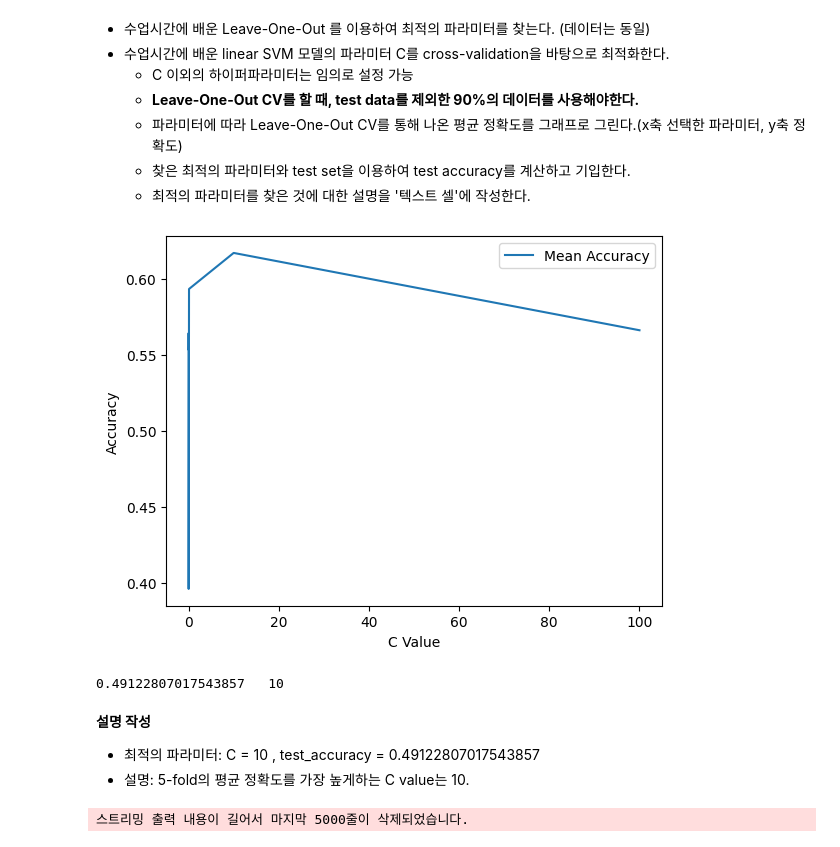
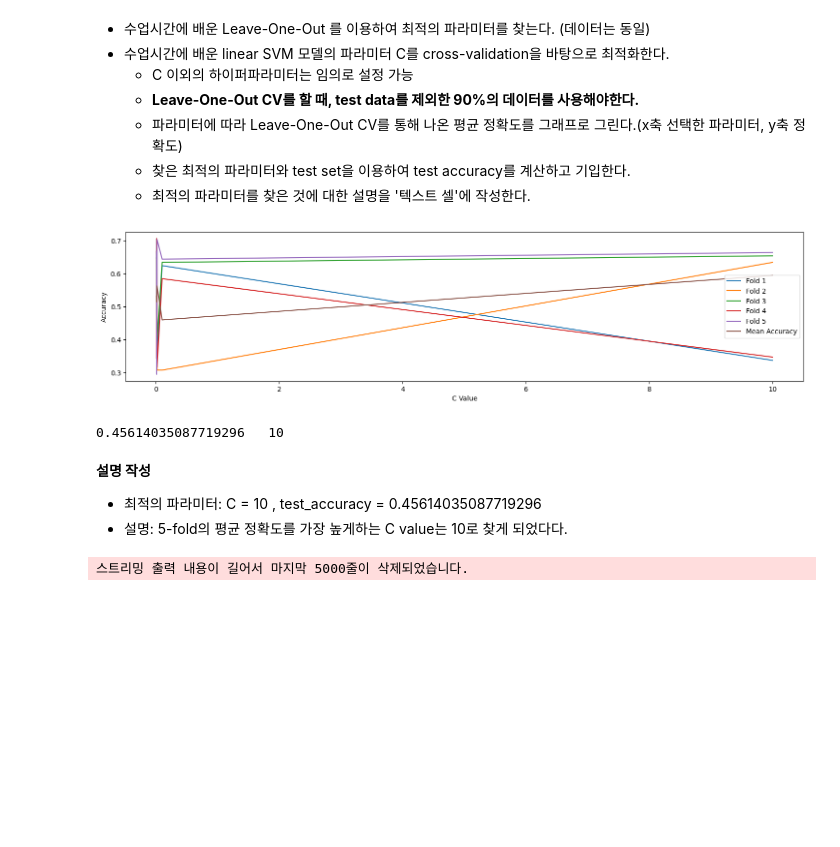
Before and after one commit to wannaBpark/2023S-Ajou-ML, a Jupyter notebook: HW2.ipynb, the cells around one changed output. Saved outputs shown, nothing was run; the diff lists cells and outputs as text; code cells hidden in the pictures; blank space fills up the shorter version.

```diff
--- a/HW2.ipynb
+++ b/HW2.ipynb
@@ -408,44 +408,45 @@ from sklearn.svm import SVC
 # 코드 작성
 X_tmp, X_test, y_tmp, y_test = train_test_split(X, y, test_size=0.1)
 svm = LinearSVC()
-Clist = [0.001, 0.01, 0.012, 0.018, 0.1, 10, 100]
+Clist = [0.01, 0.012, 0.018, 0.1,10]
 best_C = None
 best_accuracy = 0
 mean_accuracy = []
 fold_accuracy = []
 kf = KFold(n_splits=5, shuffle=True, random_state = 42)
 for C in Clist:
     svm.set_params(C=C)  # C 값을 변경하여 모델 인스턴스 갱신
     # cur_fold_scores = []
     fold_score = cross_val_score(svm, X_tmp, y_tmp, cv=kf) # 5-fold cv 수행
     mean_accuracy.append(fold_score.mean()) # C 값 별 평균 정확도 저장
-
+    fold_accuracy.append(fold_score) #각 fold의 정확도 저장
     #최고의 정확도를 보이는 C값 업데이트트
     if best_accuracy < fold_score.mean():
       best_accuracy = fold_score.mean()
       best_C = C
 
-# for i in range(5):
-#   plt.plot(Clist, fold_accuracy[i], label=f'Fold {i+1}')
+plt.figure(figsize = (18,4))
+for i in range(5):
+  plt.plot(Clist, fold_accuracy[i], label=f'Fold {i+1}')
 plt.plot(Clist, mean_accuracy, label='Mean Accuracy')
 # plt.plot(Clist, fold_accuracy, label='Validation Accuracy')
 plt.xlabel('C Value')
 plt.ylabel('Accuracy')
 plt.legend()
 plt.show()
 
 svm.set_params(C=C)  # 최적의 c값으로 linear svm 세팅
 svm.fit(X_tmp, y_tmp)
 y_test_pred = svm.predict(X_test)
 print(metrics.accuracy_score(y_test, y_test_pred) ," " ,best_C)
 ############
 # %% [output]
-[figure, old version]
+[figure, new version]
-0.49122807017543857   10
+0.45614035087719296   10
 # %% [markdown]
 **설명 작성**
-- 최적의 파라미터: C = 10 , test_accuracy = 0.49122807017543857
-- 설명: 5-fold의 평균 정확도를 가장 높게하는 C value는 10.
+- 최적의 파라미터: C = 10 , test_accuracy = 0.45614035087719296
+- 설명: 5-fold의 평균 정확도를 가장 높게하는 C value는 10로 찾게 되었다다.
 # %%
 ## 문제 6-2 ##
 # 코드 작성
```
